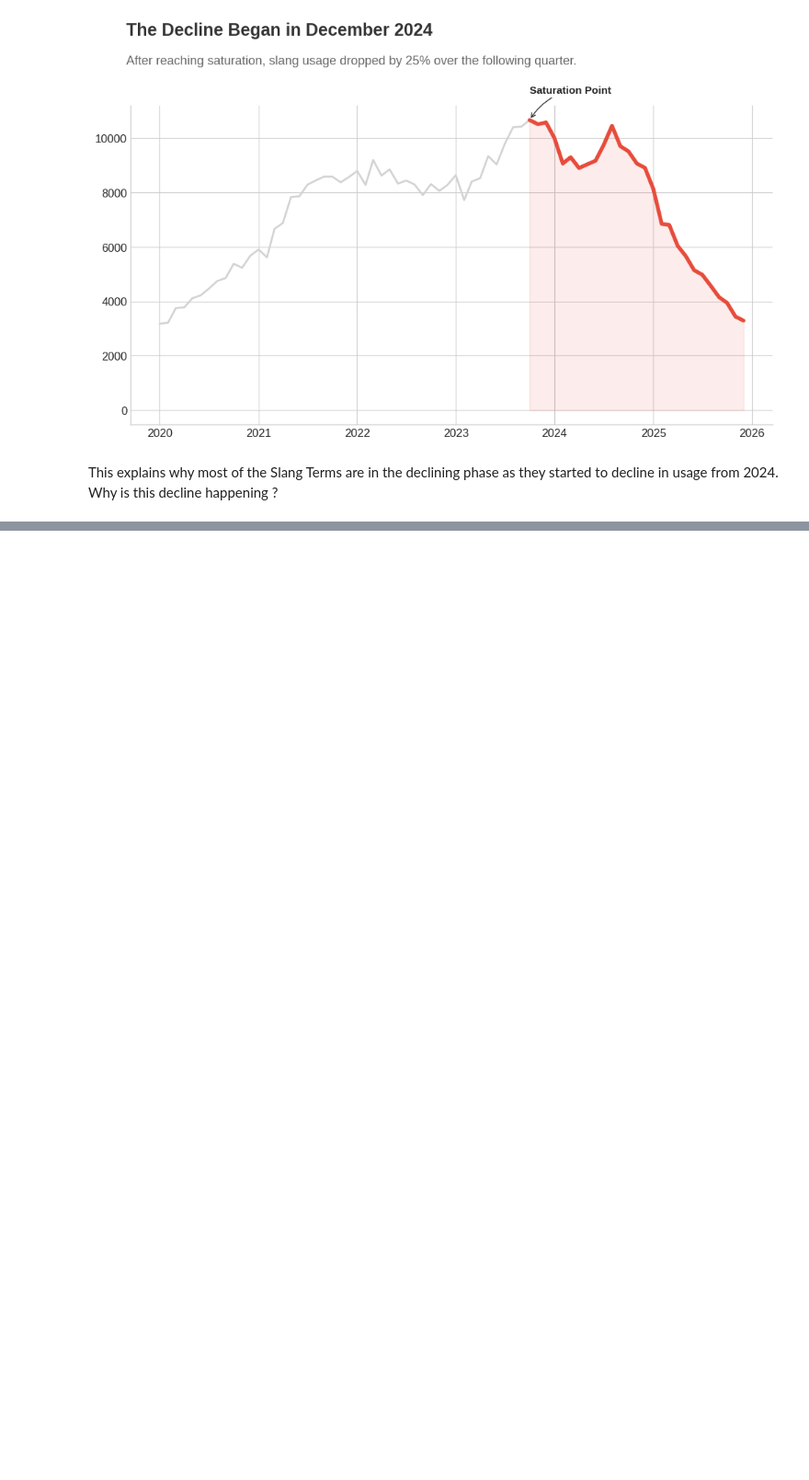
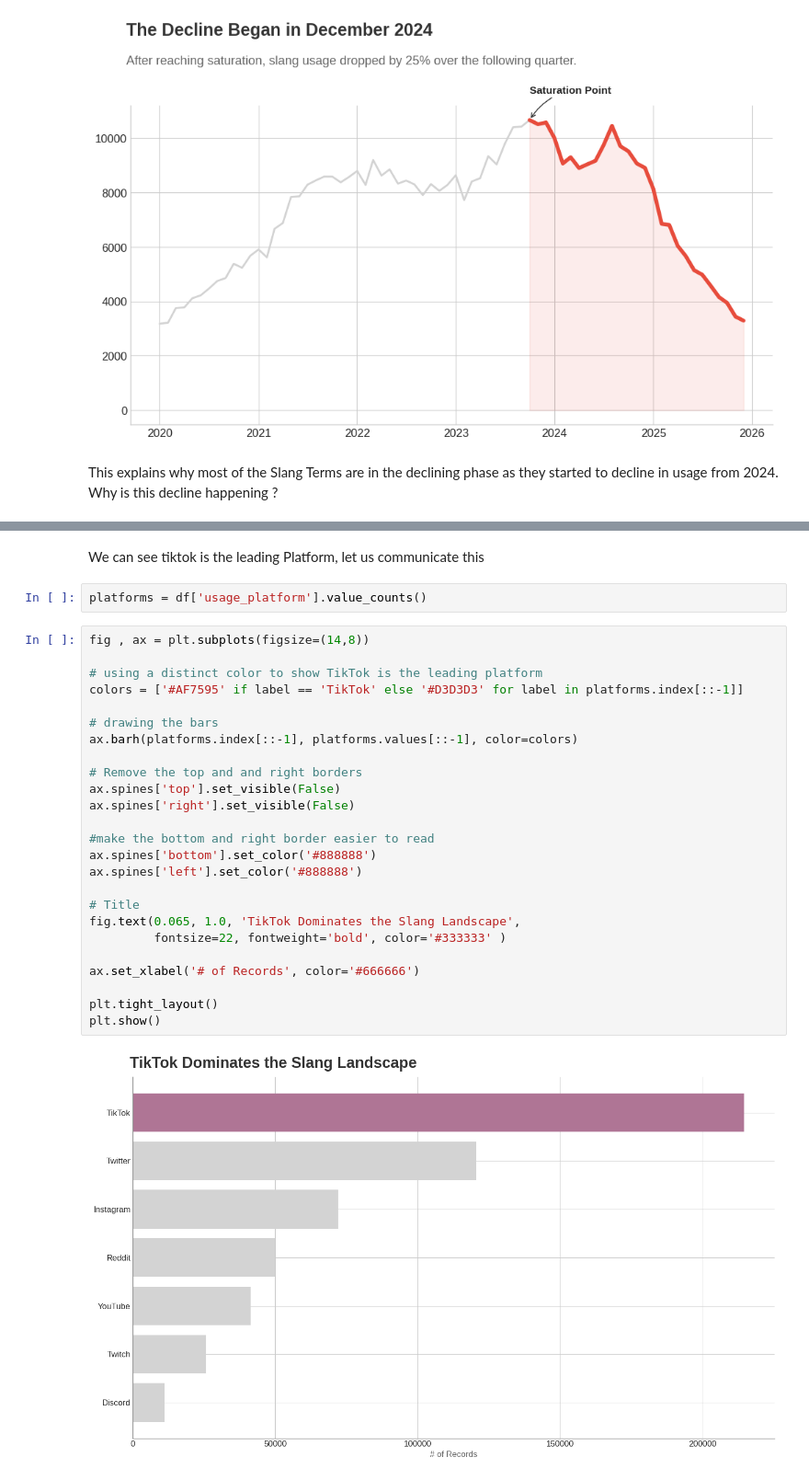
Before and after one commit to JKariithi/genzSlang, a Jupyter notebook: analysis.ipynb, the cells around one changed output, grey strips where cells are left out. Shown at 92% size. Cells and saved outputs as stored; diff of their text form; blank space fills up the shorter version.

Commit message:
Leading social meadia platform.

```diff
--- a/analysis.ipynb
+++ b/analysis.ipynb
@@ -313,0 +339,31 @@ Why is this decline happening ?
+# %% [markdown]
+We can see tiktok is the leading Platform, let us communicate this
+# %%
+platforms = df['usage_platform'].value_counts()
+# %%
+fig , ax = plt.subplots(figsize=(14,8))
+
+# using a distinct color to show TikTok is the leading platform
+colors = ['#AF7595' if label == 'TikTok' else '#D3D3D3' for label in platforms.index[::-1]]
+
+# drawing the bars
+ax.barh(platforms.index[::-1], platforms.values[::-1], color=colors)
+
+# Remove the top and and right borders
+ax.spines['top'].set_visible(False)
+ax.spines['right'].set_visible(False)
+
+#make the bottom and right border easier to read
+ax.spines['bottom'].set_color('#888888')
+ax.spines['left'].set_color('#888888')
+
+# Title
+fig.text(0.065, 1.0, 'TikTok Dominates the Slang Landscape',
+         fontsize=22, fontweight='bold', color='#333333' )
+
+ax.set_xlabel('# of Records', color='#666666')
+
+plt.tight_layout()
+plt.show()
+# %% [output]
+[figure, added]
```
Also changed, not shown: parts of 4 cells of this notebook.
